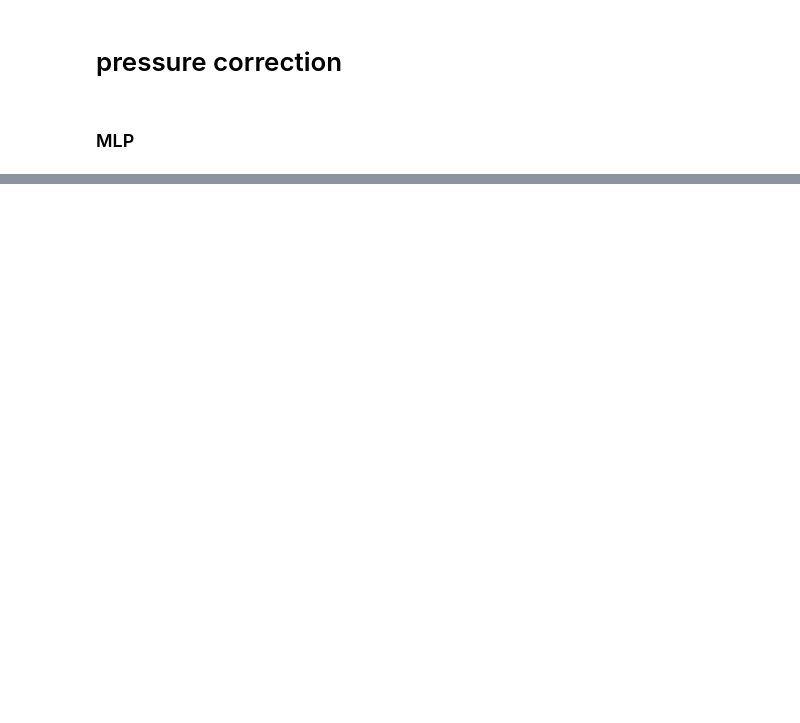
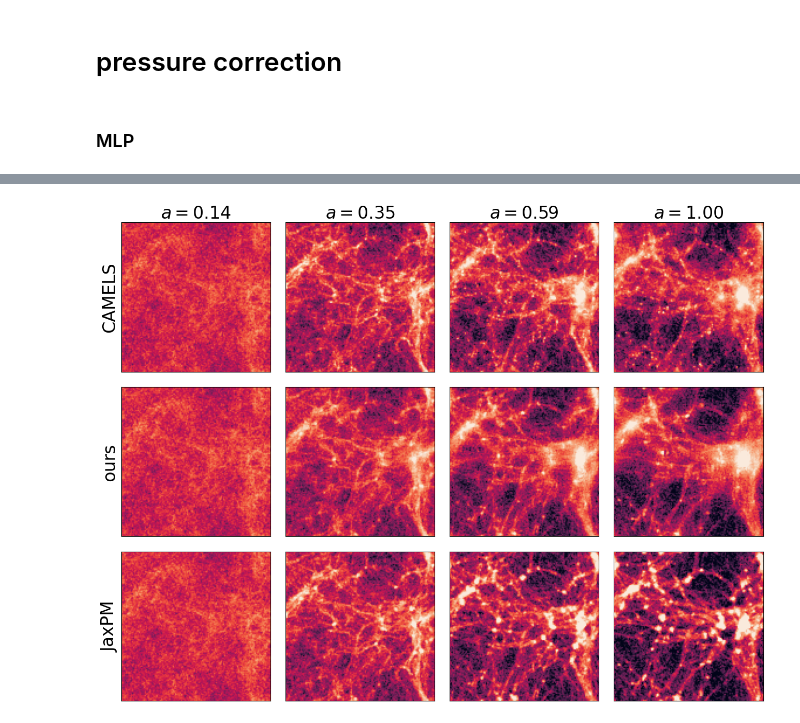
Before and after one commit to Arne-Thomsen/JaxPM, a Jupyter notebook: dev/hpm/plotting/hpm_evolution.ipynb, the cells around one changed output, grey strips where cells are left out. Drawn from its saved outputs; the diff is of its cells as text; code cells hidden in the pictures; blank space fills up the shorter version.

```diff
--- a/dev/hpm/plotting/hpm_evolution.ipynb
+++ b/dev/hpm/plotting/hpm_evolution.ipynb
@@ -671,0 +171,4 @@ plt.show()
+# %%
+i_plot = np.linspace(0, 33, 4, dtype=int)
+
+ref_gas_poss = gas_poss[i_plot]
@@ -671,0 +180,16 @@ plt.show()
+# %%
+i0 = 0
+y0 = (dm_poss[i0], dm_vels[i0], gas_poss[i0], gas_vels[i0])
+t0 = scales[i0]
+tsave = scales[i_plot]
+
+pm_res = solve_ode(
+    y0, t0, tsave, gravity_model=None, pressure_model=None, training=False, nt=2, tstep=scales
+)
+pm_dm_poss, pm_dm_vels, pm_gas_poss, pm_gas_vels = pm_res
+
+hpm_res = solve_ode(
+    # y0, t0, tsave, gravity_model=gravity_model, pressure_model=pressure_model, training=False, nt=2, tstep=scales
+    y0, t0, tsave, gravity_model=None, pressure_model=pressure_model, training=False, nt=2, tstep=scales
+)
+hpm_dm_poss, hpm_dm_vels, hpm_gas_poss, hpm_gas_vels = hpm_res
@@ -671,0 +211,39 @@ plt.show()
+# %%
+from matplotlib.colors import LogNorm
+
+nrows = 3
+ncols = len(i_plot)
+
+poss = [ref_gas_poss, hpm_gas_poss, pm_gas_poss]
+
+plot_mesh = 128
+fields = np.zeros((nrows, ncols, plot_mesh, plot_mesh))
+empty_mesh = jnp.zeros((plot_mesh,) * 2)
+for i in range(nrows):
+    for j in range(ncols):
+        pos = poss[i][j]
+        fields[i,j] = cic_paint_2d(empty_mesh, pos[:,[1,2]] * (plot_mesh // mesh_per_dim))
+
+vmin = np.percentile(fields, 1)
+vmax = np.percentile(fields, 99)
+norm = LogNorm(vmin=vmin, vmax=vmax)
+
+fig, ax = plt.subplots(nrows=3, ncols=ncols, figsize=(4*ncols, 4*nrows))
+fig.subplots_adjust(wspace=0.1, hspace=0.1)
+
+for i in range(nrows):
+    for j in range(ncols):
+        ax[i,j].imshow(fields[i,j], norm=norm, cmap="rocket")
+        ax[i,j].set_xticks([])
+        ax[i,j].set_yticks([])
+
+ylabels = ["CAMELS", "ours", "JaxPM"]
+for i in range(nrows):
+    ax[i,0].set_ylabel(ylabel=ylabels[i], fontsize=24)
+
+for j in range(ncols):
+    ax[0,j].set_title(r"$a = " + f"{scales[i_plot[j]]:.2f}" + r"$", fontsize=24)
+
+fig.savefig(f"plots/evolution_2d_fields_mesh={mesh_per_dim}_gas.pdf", bbox_inches="tight", pad_inches=0, dpi=300)
+# %% [output]
+[figure, added]
```
Also changed, not shown: parts of 51 cells of this notebook, 20 other files.
